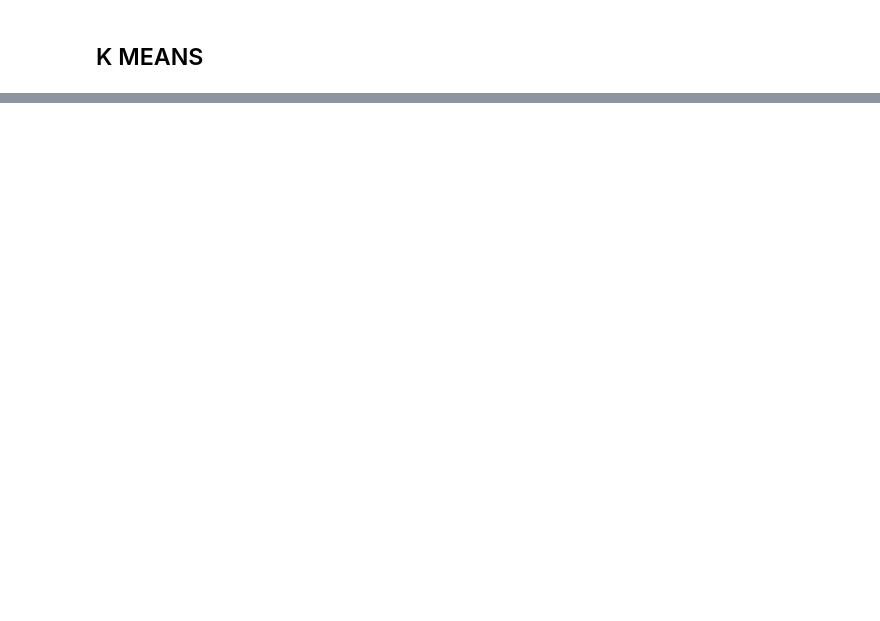
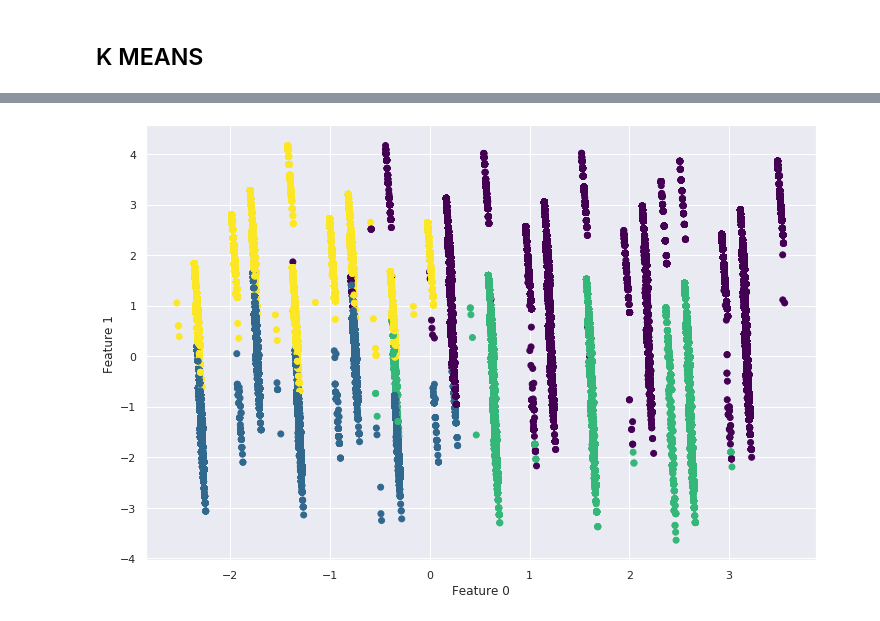
Before and after one commit to codenation-dev/squad-1-ad-xp-data-science-1, a Jupyter notebook: notebook-silvio.ipynb, the cells around one changed output, grey strips where cells are left out. Saved outputs shown, nothing was run; the diff lists cells and outputs as text; code cells hidden in the pictures; blank space fills up the shorter version.

```diff
--- a/notebook-silvio.ipynb
+++ b/notebook-silvio.ipynb
@@ -429,0 +464,8 @@ plt.scatter(centers[:, 0], centers[:, 1], c='black', s=200, alpha=0.5);
+# %%
+# plot the cluster assignments and cluster centers
+plt.scatter(bla[:, 0], bla[:, 1], c=y_pred, cmap="viridis")
+plt.xlabel("Feature 0")
+plt.ylabel("Feature 1")
+plt.show()
+# %% [output]
+[figure, added]
```
Also changed, not shown: parts of 48 cells of this notebook.
